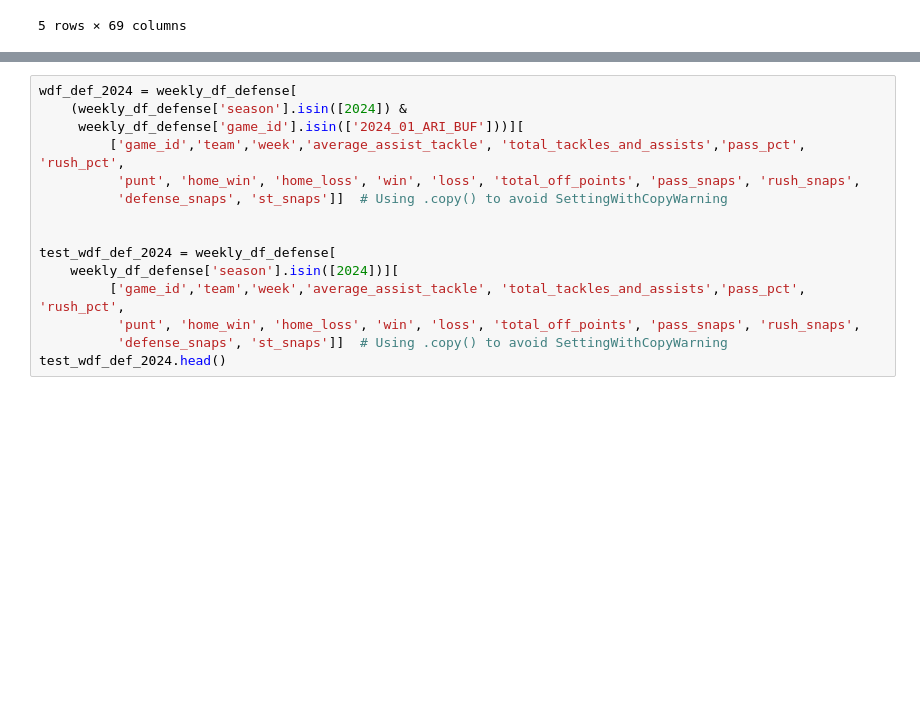
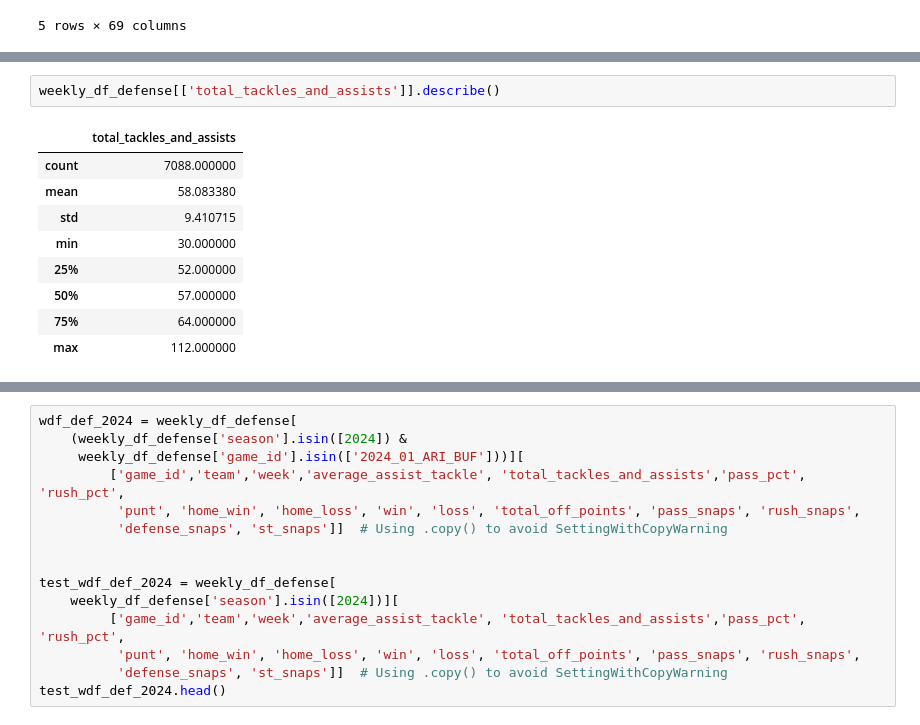
Before and after one commit to Ejaramillo1/nfl_ml_project, a Jupyter notebook: notebook/data/EDA_NFL_Team_metrics.ipynb, the cells around one changed output, grey strips where cells are left out. Cells and saved outputs as stored; diff of their text form; blank space fills up the shorter version.

```diff
--- a/notebook/data/EDA_NFL_Team_metrics.ipynb
+++ b/notebook/data/EDA_NFL_Team_metrics.ipynb
@@ -271,0 +303,12 @@ weekly_df_defense.head()
+# %%
+weekly_df_defense[['total_tackles_and_assists']].describe()
+# %% [output]
+|  | total_tackles_and_assists |
+| count | 7088.000000 |
+| mean | 58.083380 |
+| std | 9.410715 |
+| min | 30.000000 |
+| 25% | 52.000000 |
+| 50% | 57.000000 |
+| 75% | 64.000000 |
+| max | 112.000000 |
```
Also changed, not shown: parts of 4 cells of this notebook.
